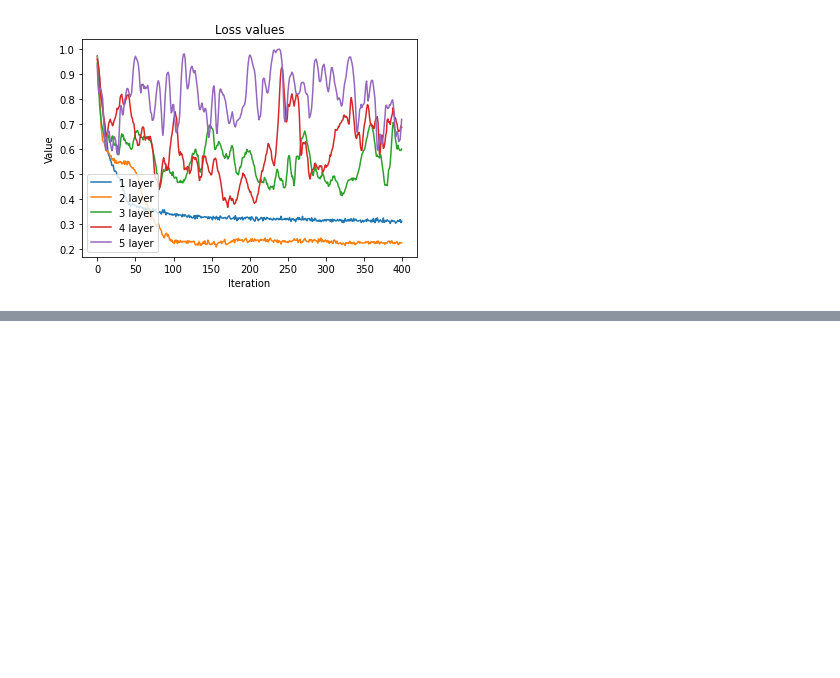
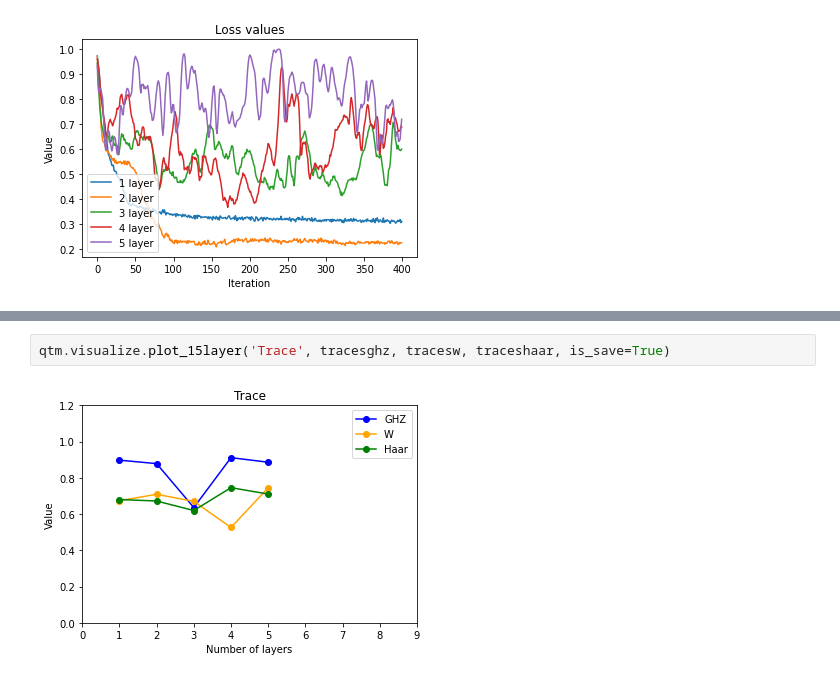
Before and after one commit to vutuanhai237/UC-VQA, a Jupyter notebook: codes/koczor_anzsats/plot_compare_num_layer.ipynb, the cells around one changed output, grey strips where cells are left out. Cells and saved outputs as stored; diff of their text form; blank space fills up the shorter version.

```diff
--- a/codes/koczor_anzsats/plot_compare_num_layer.ipynb
+++ b/codes/koczor_anzsats/plot_compare_num_layer.ipynb
@@ -190,0 +203,4 @@ plt.show()
+# %%
+qtm.visualize.plot_15layer('Trace', tracesghz, tracesw, traceshaar, is_save=True)
+# %% [output]
+[figure, added]
```
Also changed, not shown: parts of 3 cells of this notebook, 9 other files.
